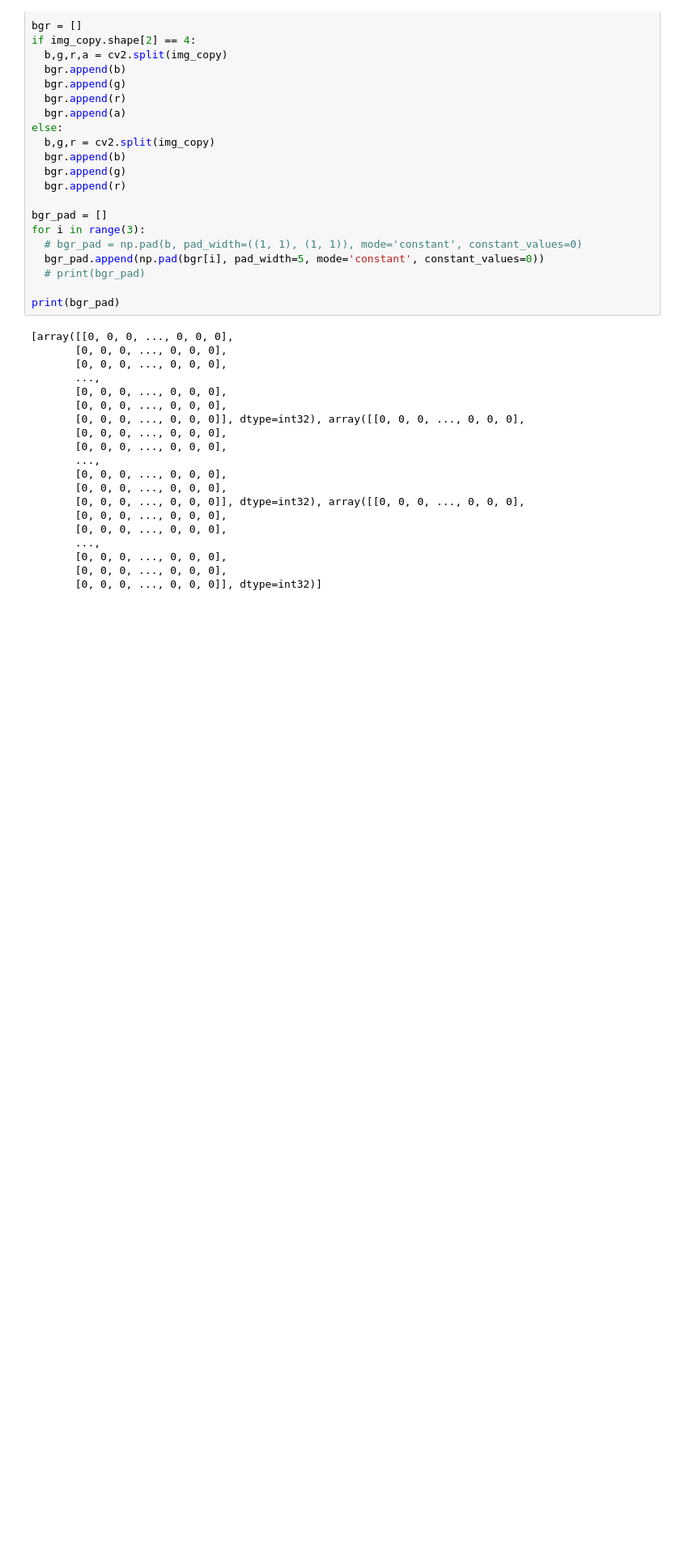
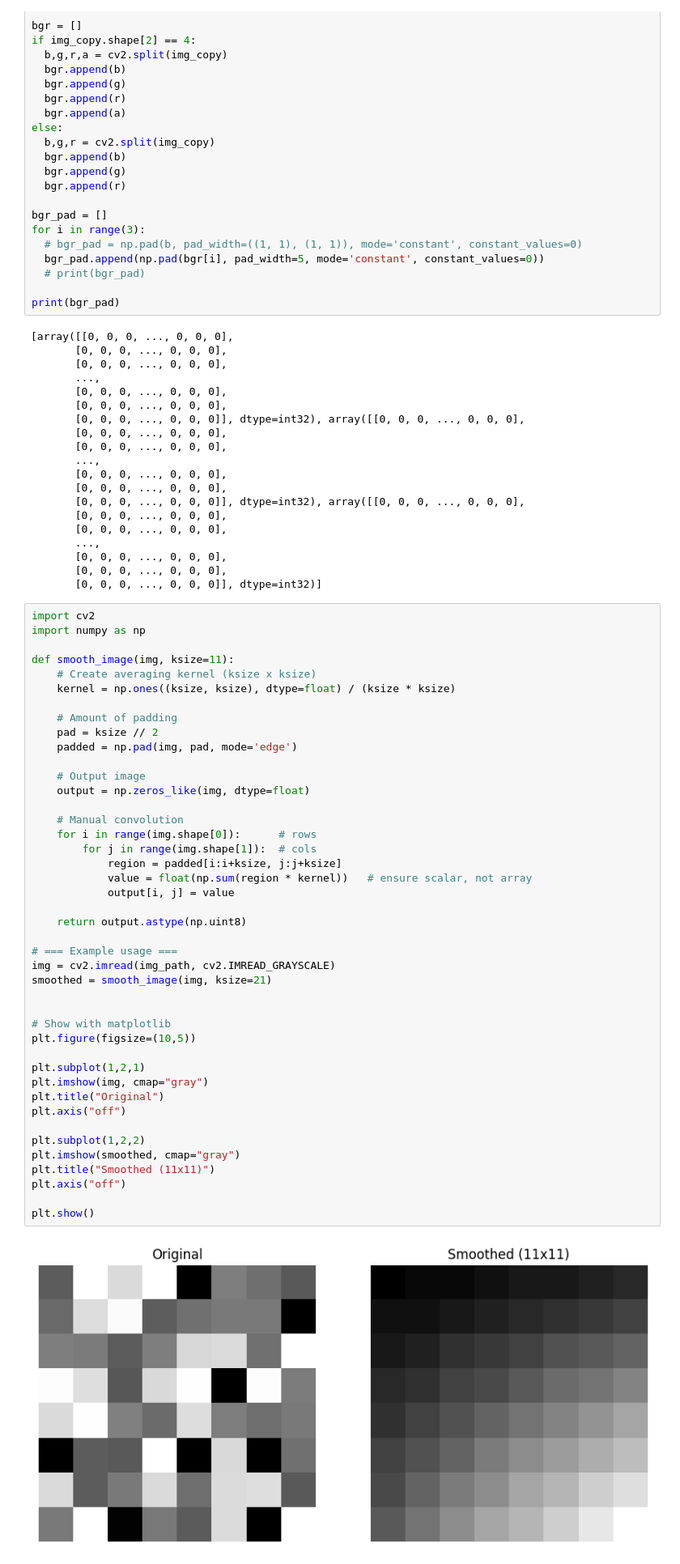
Before and after one commit to sapto-nugroho/PCD, a Jupyter notebook: PCD_Assignment02/PCD_Assignment02.ipynb, the cells around one changed output. Shown at 81% size. Cells and saved outputs as stored; diff of their text form; blank space fills up the shorter version.

```diff
--- a/PCD_Assignment02/PCD_Assignment02.ipynb
+++ b/PCD_Assignment02/PCD_Assignment02.ipynb
@@ -173,3 +177,48 @@ print(bgr_pad)
        [0, 0, 0, ..., 0, 0, 0],
        [0, 0, 0, ..., 0, 0, 0],
        [0, 0, 0, ..., 0, 0, 0]], dtype=int32)]
+# %%
+import cv2
+import numpy as np
+
+def smooth_image(img, ksize=11):
+    # Create averaging kernel (ksize x ksize)
+    kernel = np.ones((ksize, ksize), dtype=float) / (ksize * ksize)
+
+    # Amount of padding
+    pad = ksize // 2
+    padded = np.pad(img, pad, mode='edge')
+
+    # Output image
+    output = np.zeros_like(img, dtype=float)
+
+    # Manual convolution
+    for i in range(img.shape[0]):      # rows
+        for j in range(img.shape[1]):  # cols
+            region = padded[i:i+ksize, j:j+ksize]
+            value = float(np.sum(region * kernel))   # ensure scalar, not array
+            output[i, j] = value
+
+    return output.astype(np.uint8)
+
+# === Example usage ===
+img = cv2.imread(img_path, cv2.IMREAD_GRAYSCALE)
+smoothed = smooth_image(img, ksize=21)
+
+
+# Show with matplotlib
+plt.figure(figsize=(10,5))
+
+plt.subplot(1,2,1)
+plt.imshow(img, cmap="gray")
+plt.title("Original")
+plt.axis("off")
+
+plt.subplot(1,2,2)
+plt.imshow(smoothed, cmap="gray")
+plt.title("Smoothed (11x11)")
+plt.axis("off")
+
+plt.show()
+# %% [output]
+[figure, added]
```
Also changed, not shown: parts of 5 cells of this notebook.
